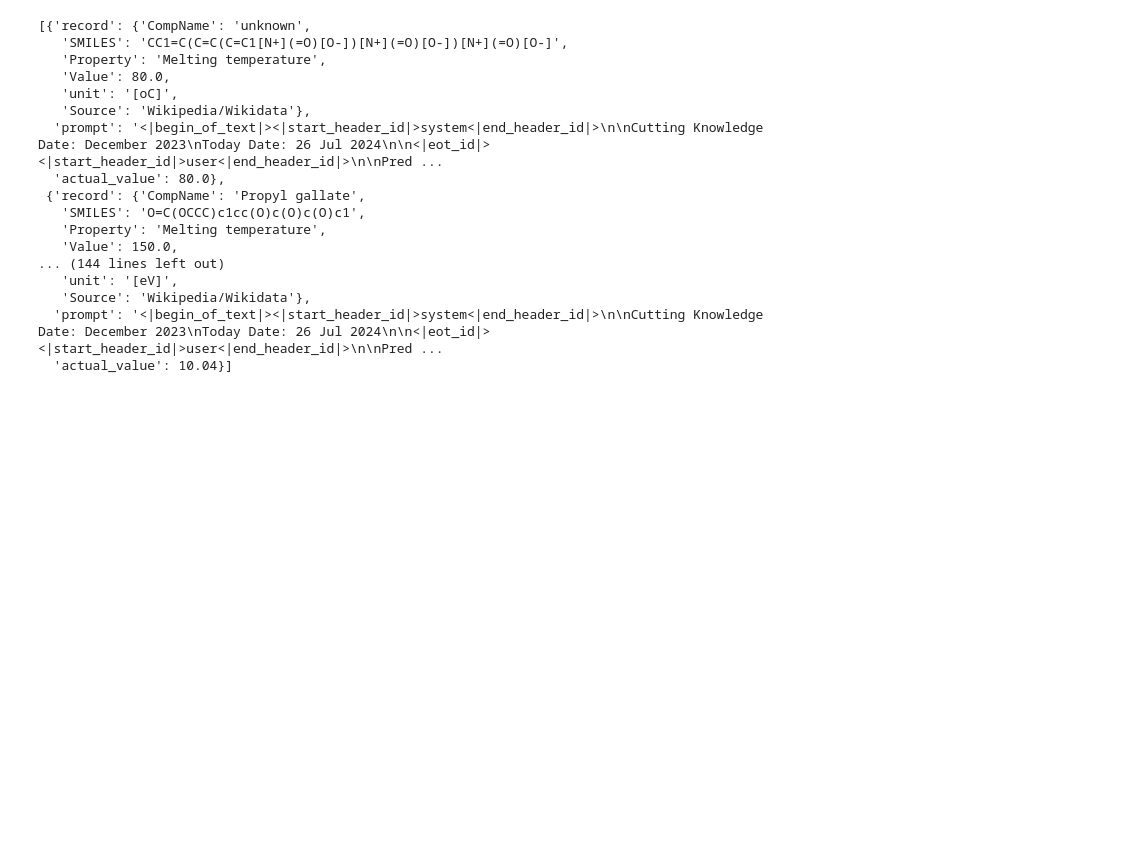
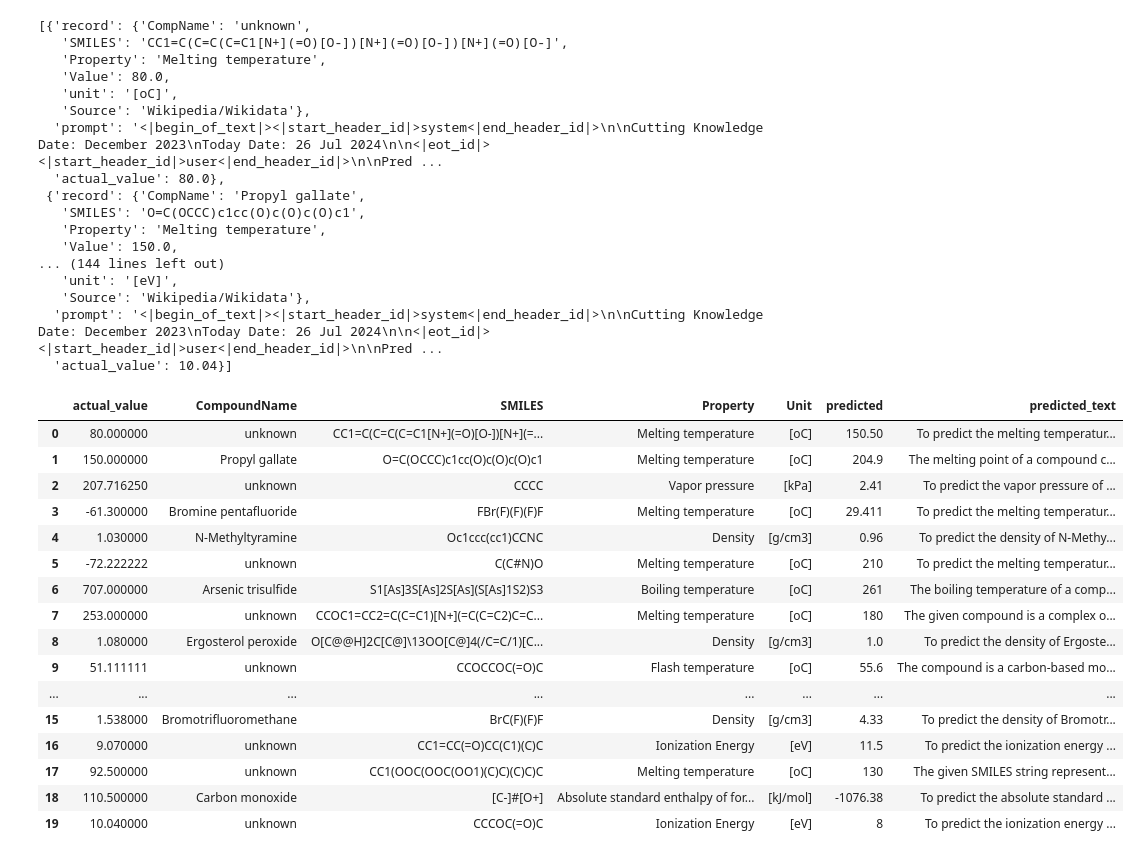
Before and after one commit to KanHatakeyama/self-chem-learn-llm, a Jupyter notebook: 0916model_test/vllm.ipynb, the cells around one changed output. Saved outputs shown, nothing was run; the diff lists cells and outputs as text; code cells hidden in the pictures; blank space fills up the shorter version.

```diff
--- a/0916model_test/vllm.ipynb
+++ b/0916model_test/vllm.ipynb
@@ -158,3 +158,23 @@ import pandas as pd
 df=pd.DataFrame(problems)
 df=df.drop(columns=["record","prompt"])
 df.to_csv("predicted.csv",index=False)
+# %%
+df
+# %% [output]
+|  | actual_value | CompoundName | SMILES | Property | Unit | predicted | predicted_text |
+| 0 | 80.000000 | unknown | CC1=C(C=C(C=C1[N+](=O)[O-])[N+](=... | Melting temperature | [oC] | 150.50 | To predict the melting temperatur... |
+| 1 | 150.000000 | Propyl gallate | O=C(OCCC)c1cc(O)c(O)c(O)c1 | Melting temperature | [oC] | 204.9 | The melting point of a compound c... |
+| 2 | 207.716250 | unknown | CCCC | Vapor pressure | [kPa] | 2.41 | To predict the vapor pressure of ... |
+| 3 | -61.300000 | Bromine pentafluoride | FBr(F)(F)(F)F | Melting temperature | [oC] | 29.411 | To predict the melting temperatur... |
+| 4 | 1.030000 | N-Methyltyramine | Oc1ccc(cc1)CCNC | Density | [g/cm3] | 0.96 | To predict the density of N-Methy... |
+| 5 | -72.222222 | unknown | C(C#N)O | Melting temperature | [oC] | 210 | To predict the melting temperatur... |
+| 6 | 707.000000 | Arsenic trisulfide | S1[As]3S[As]2S[As](S[As]1S2)S3 | Boiling temperature | [oC] | 261 | The boiling temperature of a comp... |
+| 7 | 253.000000 | unknown | CCOC1=CC2=C(C=C1)[N+](=C(C=C2)C=C... | Melting temperature | [oC] | 180 | The given compound is a complex o... |
+| 8 | 1.080000 | Ergosterol peroxide | O[C@@H]2C[C@]\13OO[C@]4(/C=C/1)[C... | Density | [g/cm3] | 1.0 | To predict the density of Ergoste... |
+| 9 | 51.111111 | unknown | CCOCCOC(=O)C | Flash temperature | [oC] | 55.6 | The compound is a carbon-based mo... |
+| ... | ... | ... | ... | ... | ... | ... | ... |
+| 15 | 1.538000 | Bromotrifluoromethane | BrC(F)(F)F | Density | [g/cm3] | 4.33 | To predict the density of Bromotr... |
+| 16 | 9.070000 | unknown | CC1=CC(=O)CC(C1)(C)C | Ionization Energy | [eV] | 11.5 | To predict the ionization energy ... |
+| 17 | 92.500000 | unknown | CC1(OOC(OOC(OO1)(C)C)(C)C)C | Melting temperature | [oC] | 130 | The given SMILES string represent... |
+| 18 | 110.500000 | Carbon monoxide | [C-]#[O+] | Absolute standard enthalpy of for... | [kJ/mol] | -1076.38 | To predict the absolute standard ... |
+| 19 | 10.040000 | unknown | CCCOC(=O)C | Ionization Energy | [eV] | 8 | To predict the ionization energy ... |
```
